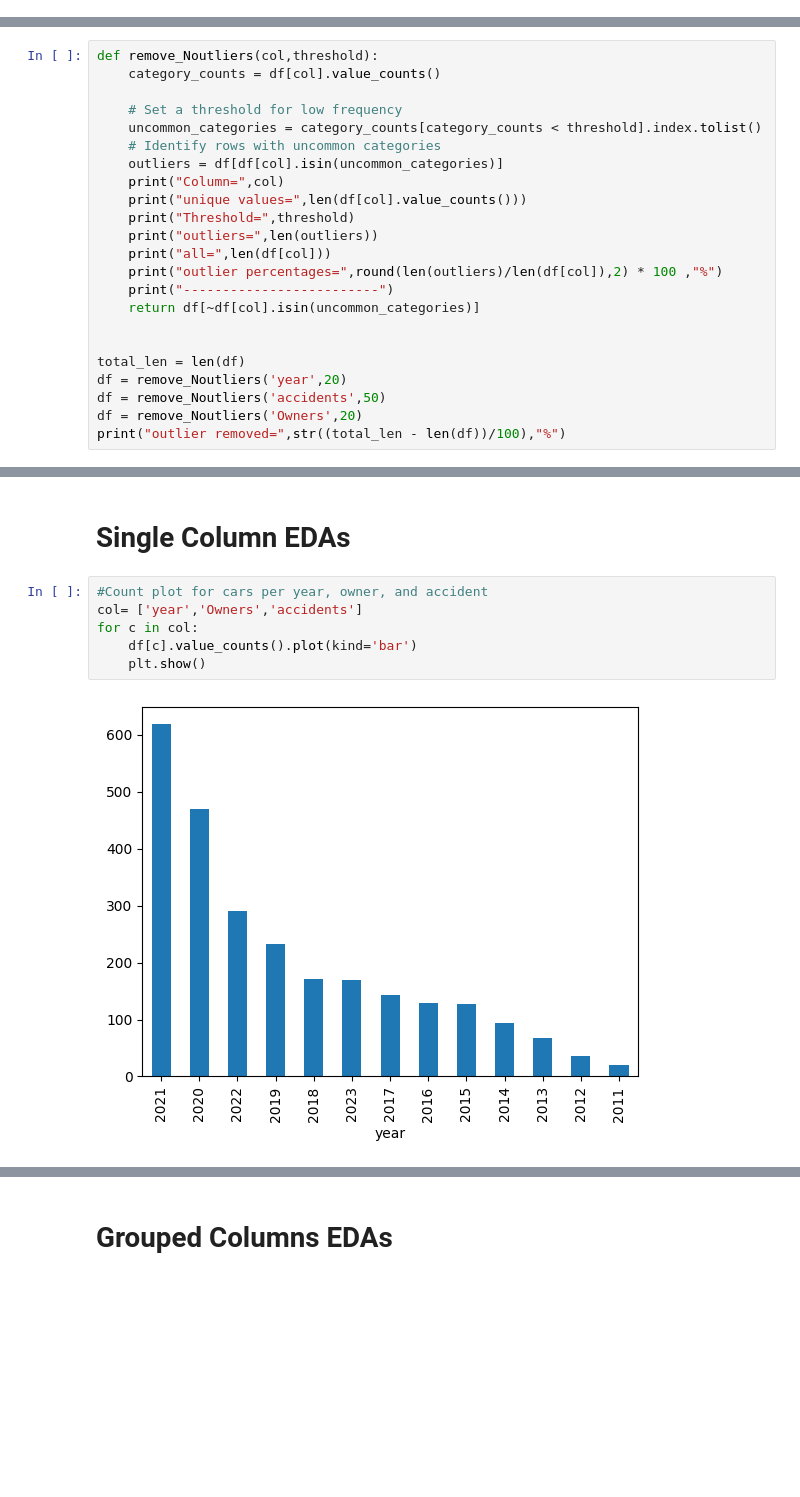
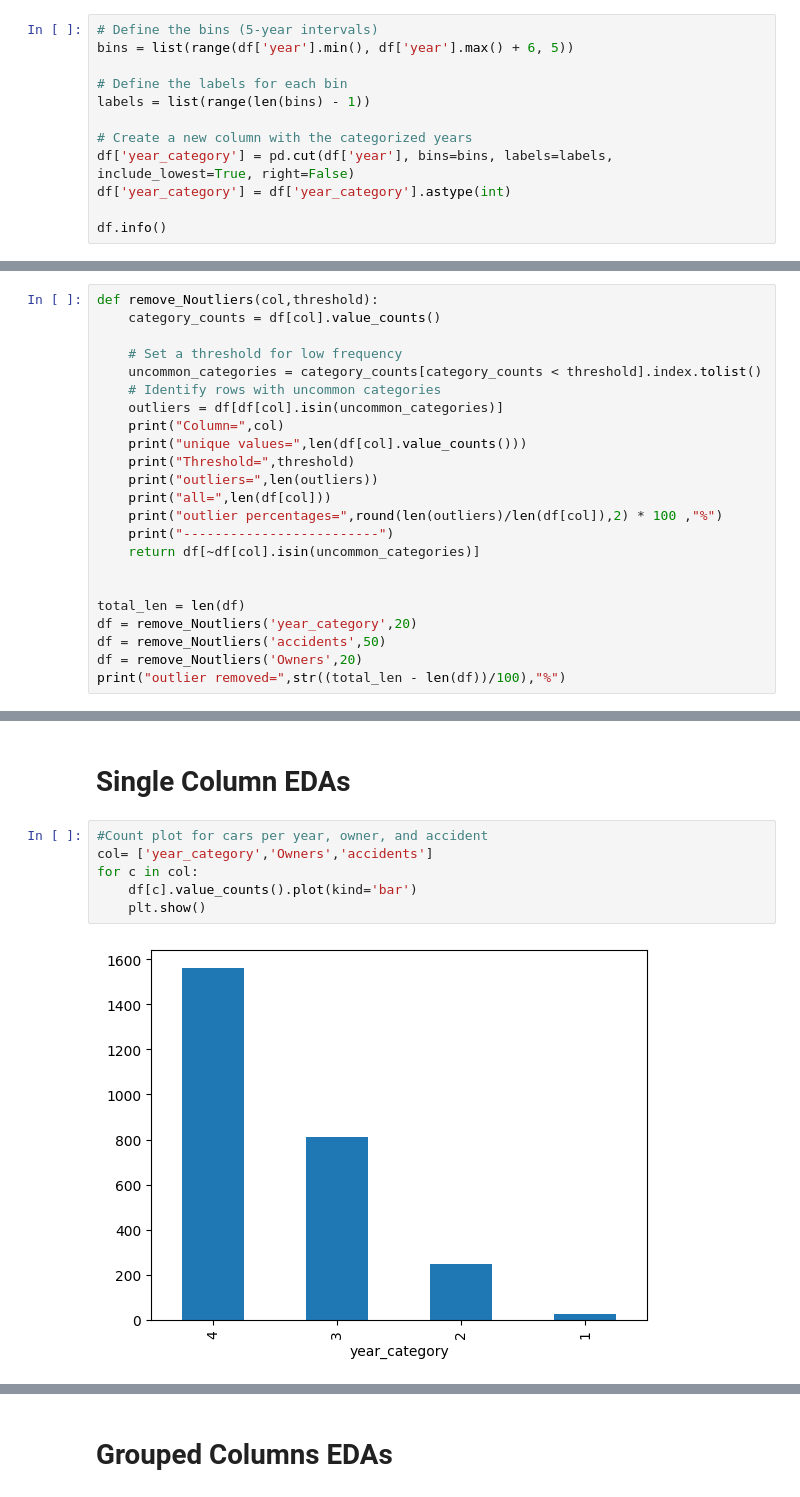
Before and after one commit to Soha85/MyKaggle, a Jupyter notebook: used-car-price-prediction.ipynb, the cells around one changed output, grey strips where cells are left out. Saved outputs shown, nothing was run; the diff lists cells and outputs as text; blank space fills up the shorter version.

```diff
--- a/used-car-price-prediction.ipynb
+++ b/used-car-price-prediction.ipynb
@@ -163,0 +167,12 @@ df.describe()
+# %%
+# Define the bins (5-year intervals)
+bins = list(range(df['year'].min(), df['year'].max() + 6, 5))
+
+# Define the labels for each bin
+labels = list(range(len(bins) - 1))
+
+# Create a new column with the categorized years
+df['year_category'] = pd.cut(df['year'], bins=bins, labels=labels, include_lowest=True, right=False)
+df['year_category'] = df['year_category'].astype(int)
+
+df.info()
@@ -182,7 +215,7 @@ def remove_Noutliers(col,threshold):
 
 
 total_len = len(df)
-df = remove_Noutliers('year',20)
+df = remove_Noutliers('year_category',20)
 df = remove_Noutliers('accidents',50)
 df = remove_Noutliers('Owners',20)
 print("outlier removed=",str((total_len - len(df))/100),"%")
@@ -238,9 +271,9 @@ outlier removed= 1.34 %
 # Single Column EDAs
 # %%
 #Count plot for cars per year, owner, and accident
-col= ['year','Owners','accidents']
+col= ['year_category','Owners','accidents']
 for c in col:
     df[c].value_counts().plot(kind='bar')
     plt.show()
 # %% [output]
-[figure, old version]
+[figure, new version]
```
Also changed, not shown: parts of 22 cells of this notebook.
